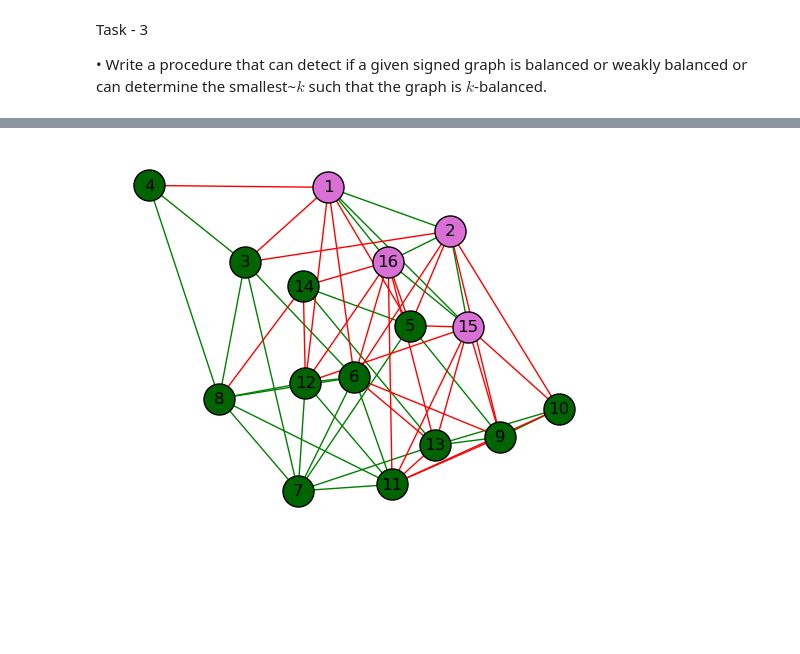
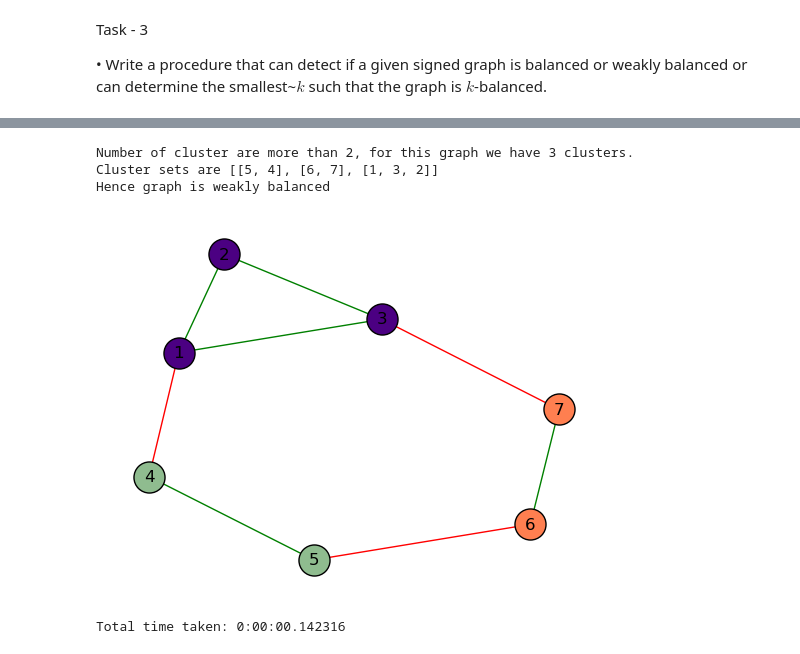
Before and after one commit to vinothvk99/Defensive-Alliance-with-Signed-Graph, a Jupyter notebook: Meeting_1/task_3.ipynb, the cells around one changed output, grey strips where cells are left out. Saved outputs shown, nothing was run; the diff lists cells and outputs as text; code cells hidden in the pictures; blank space fills up the shorter version.

```diff
--- a/Meeting_1/task_3.ipynb
+++ b/Meeting_1/task_3.ipynb
@@ -151,39 +156,98 @@ Graph is not balanced
 # %%
-# Read data from the txt file
-file_path = r"/Users/mac/Desktop/Desktop/RCS_Signed_Graph/Meeting_1/graph_test_files/Highland.txt"
+start_time = time.monotonic()
 
+# ==> Note 1: We can use this code to read the graph from the text file,
+# but use the same file to visulize clusters and for checking balance or not
+
+# code set 1
+# Read the signed graph from the text file
+file_path = r"/Users/mac/Desktop/Desktop/RCS_Signed_Graph/Meeting_1/graph_test_files/test.txt"
+
+# preparing edges to check whether the graph is balanced or not
+graph = read_signed_graph_from_file(file_path)
+
+# preparing edges to color the node clusters
 edges = []
 with open(file_path, "r") as file:
     for line in file:
         #u, v, sign = map(int, line.strip().split("\t"))
         u, v, sign = map(int, re.split(r'\t|\s+', line.strip()))
         edges.append((u, v, {'sign': sign}))
+# --------------------------------------------------------------------------------------------------------------
+
+# ==> Note 2: We can use this code to generate random graph
+
+# # code set 2
+# # Generate random graph:
+# n_vertices = 7
+# p_plus = 0.3
+# p_minus = 0.2
+# edges = generate_random_signed_graphs(n_vertices, p_plus, p_minus)
+# graph = preparing_graph_edges(edges)
+# ----------------------------------------------------------------------------------------------------------------
+# use any one code set above
+
+
+
+nodes = list(graph.keys())
+
+# to store postive & negative connected nodes
+pos = dict()
+neg = dict()
+
+# to store all positive node values
+all_pos_node = []
+
+# to store all possible positive clusters: it is in list(list) which is easy in this case to access
+clu = list(list())
+
+# find the postive and negative connected nodes and store them in respective object
+find_pos_and_neg(graph)
+
+# find the positive cluster pairs and store them
+generate_cluster(clu, all_pos_node)
+
+# check for graph balanced or not based on the condition that we understood.
+# Condition given below
+is_balanced = check_balanced(clu, neg)
+
+if(is_balanced == 0):
+    print("Hence graph is not balanced")
+if(is_balanced == 1):
+    print("Graph is balanced")
+if(is_balanced == 2):
+    print("Hence graph is weakly balanced")
 
 # Create a signed graph
 signed_graph = nx.Graph()
 signed_graph.add_edges_from(edges)
 
 # Visualization
 pos = nx.spring_layout(signed_graph)
 positive_edges = [(u, v) for u, v, data in signed_graph.edges(data=True) if data['sign'] == 1]
 negative_edges = [(u, v) for u, v, data in signed_graph.edges(data=True) if data['sign'] == -1]
-
-# colors = ['lightblue', 'lightgray', 'white']
 
 all_colors = list(mcolors.CSS4_COLORS.keys())
 random.shuffle(all_colors)
 
 # Create a dictionary to map clusters to colors
 cluster_colors = {tuple(cluster): all_colors[i % len(all_colors)] for i, cluster in enumerate(clu)}
 
 for cluster in clu:
     color = cluster_colors[tuple(cluster)]
     nx.draw_networkx_nodes(signed_graph, pos, nodelist = cluster, node_color=color, node_size=500, edgecolors='black', linewidths=1.0)
 nx.draw_networkx_edges(signed_graph, pos, edgelist=positive_edges, edge_color='green')
 nx.draw_networkx_edges(signed_graph, pos, edgelist=negative_edges, edge_color='red')
 nx.draw_networkx_labels(signed_graph, pos, font_size=12, font_color='black')
 
 plt.axis('off')
 plt.show()
+
+end_time = time.monotonic()
+print("Total time taken:",timedelta(seconds=end_time - start_time))
 # %% [output]
+Number of cluster are more than 2, for this graph we have 3 clusters.
+Cluster sets are [[5, 4], [6, 7], [1, 3, 2]]
+Hence graph is weakly balanced
-[figure, old version]
+[figure, new version]
+Total time taken: 0:00:00.142316
```
Also changed, not shown: parts of 3 cells of this notebook, 2 other files.
